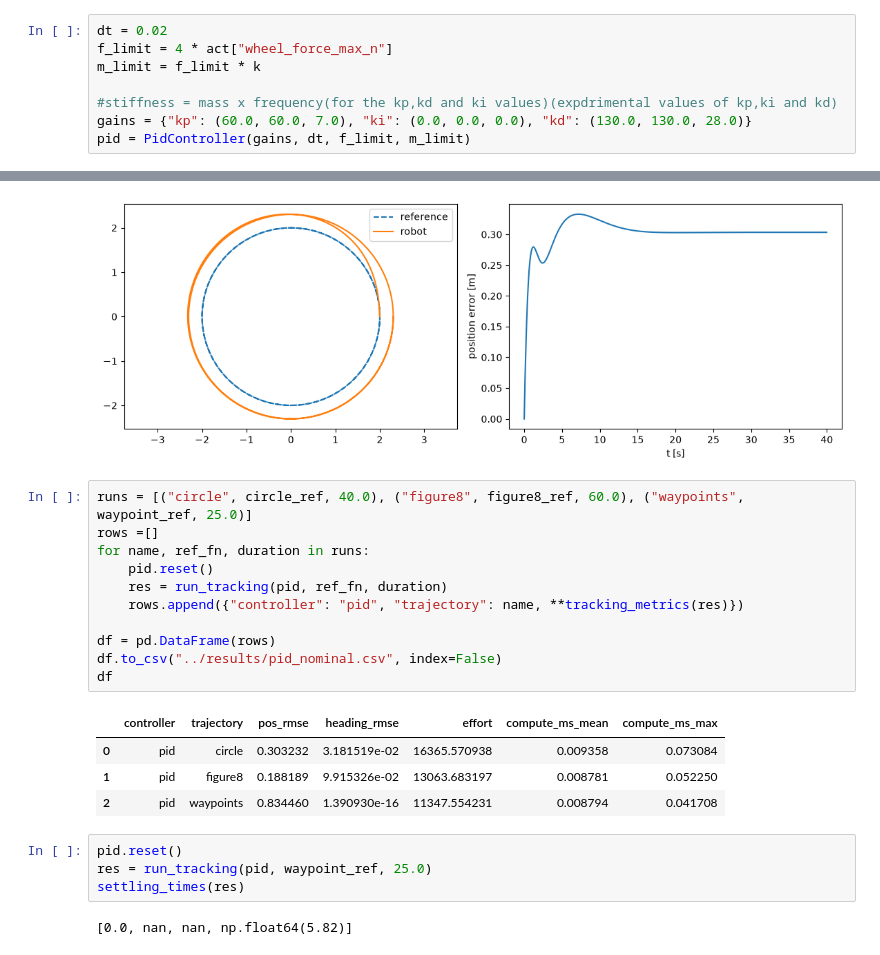
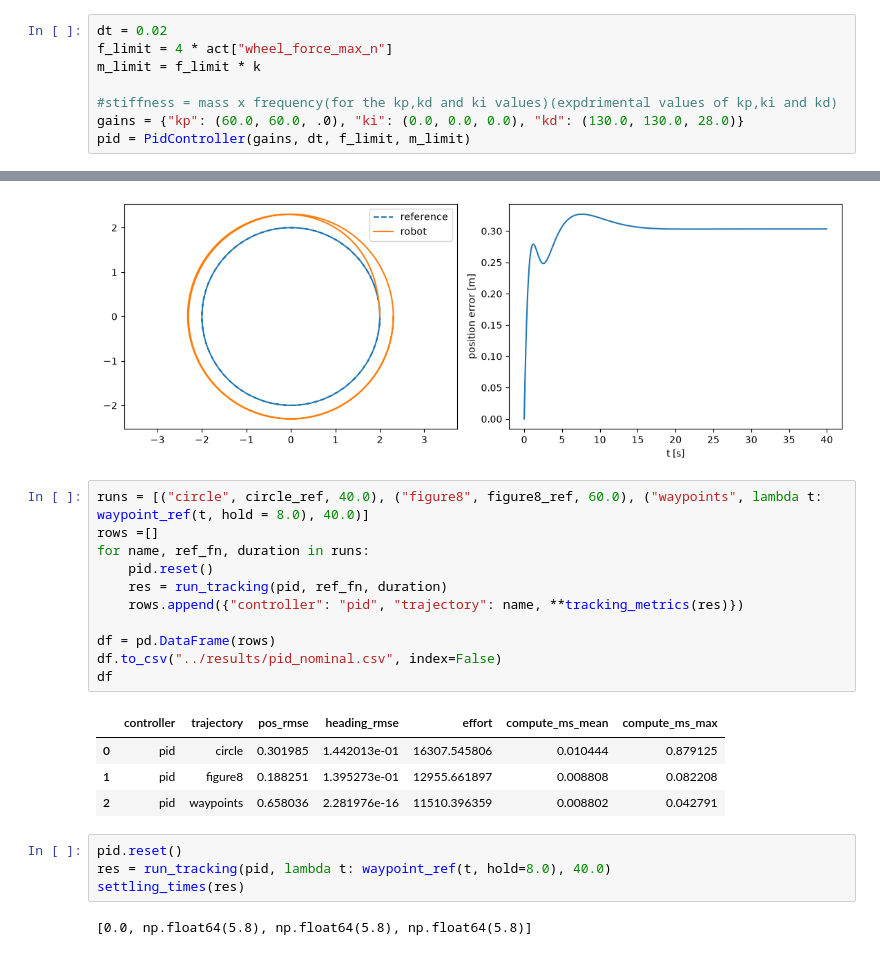
Before and after one commit to yashhorseman/holonomic-control-benchmark, a Jupyter notebook: notebooks/pid.ipynb, the cells around one changed output, grey strips where cells are left out. Cells and saved outputs as stored; diff of their text form.

```diff
--- a/notebooks/pid.ipynb
+++ b/notebooks/pid.ipynb
@@ -17,7 +17,7 @@ f_limit = 4 * act["wheel_force_max_n"]
 m_limit = f_limit * k
 
 #stiffness = mass x frequency(for the kp,kd and ki values)(expdrimental values of kp,ki and kd)
-gains = {"kp": (60.0, 60.0, 7.0), "ki": (0.0, 0.0, 0.0), "kd": (130.0, 130.0, 28.0)}
+gains = {"kp": (60.0, 60.0, .0), "ki": (0.0, 0.0, 0.0), "kd": (130.0, 130.0, 28.0)}
 pid = PidController(gains, dt, f_limit, m_limit)
 # %%
 pid.reset()
@@ -36,24 +36,24 @@ plt.tight_layout()
 # %% [output]
 [figure]
 # %%
-runs = [("circle", circle_ref, 40.0), ("figure8", figure8_ref, 60.0), ("waypoints", waypoint_ref, 25.0)]
+runs = [("circle", circle_ref, 40.0), ("figure8", figure8_ref, 60.0), ("waypoints", lambda t: waypoint_ref(t, hold = 8.0), 40.0)]
 rows =[]
 for name, ref_fn, duration in runs:
     pid.reset()
     res = run_tracking(pid, ref_fn, duration)
     rows.append({"controller": "pid", "trajectory": name, **tracking_metrics(res)})
 
 df = pd.DataFrame(rows)
 df.to_csv("../results/pid_nominal.csv", index=False)
 df
 # %% [output]
 |  | controller | trajectory | pos_rmse | heading_rmse | effort | compute_ms_mean | compute_ms_max |
-| 0 | pid | circle | 0.303232 | 3.181519e-02 | 16365.570938 | 0.009358 | 0.073084 |
-| 1 | pid | figure8 | 0.188189 | 9.915326e-02 | 13063.683197 | 0.008781 | 0.052250 |
-| 2 | pid | waypoints | 0.834460 | 1.390930e-16 | 11347.554231 | 0.008794 | 0.041708 |
+| 0 | pid | circle | 0.301985 | 1.442013e-01 | 16307.545806 | 0.010444 | 0.879125 |
+| 1 | pid | figure8 | 0.188251 | 1.395273e-01 | 12955.661897 | 0.008808 | 0.082208 |
+| 2 | pid | waypoints | 0.658036 | 2.281976e-16 | 11510.396359 | 0.008802 | 0.042791 |
 # %%
 pid.reset()
-res = run_tracking(pid, waypoint_ref, 25.0)
+res = run_tracking(pid, lambda t: waypoint_ref(t, hold=8.0), 40.0)
 settling_times(res)
 # %% [output]
-[0.0, nan, nan, np.float64(5.82)]
+[0.0, np.float64(5.8), np.float64(5.8), np.float64(5.8)]
```
Also changed, not shown: 5 other files.
